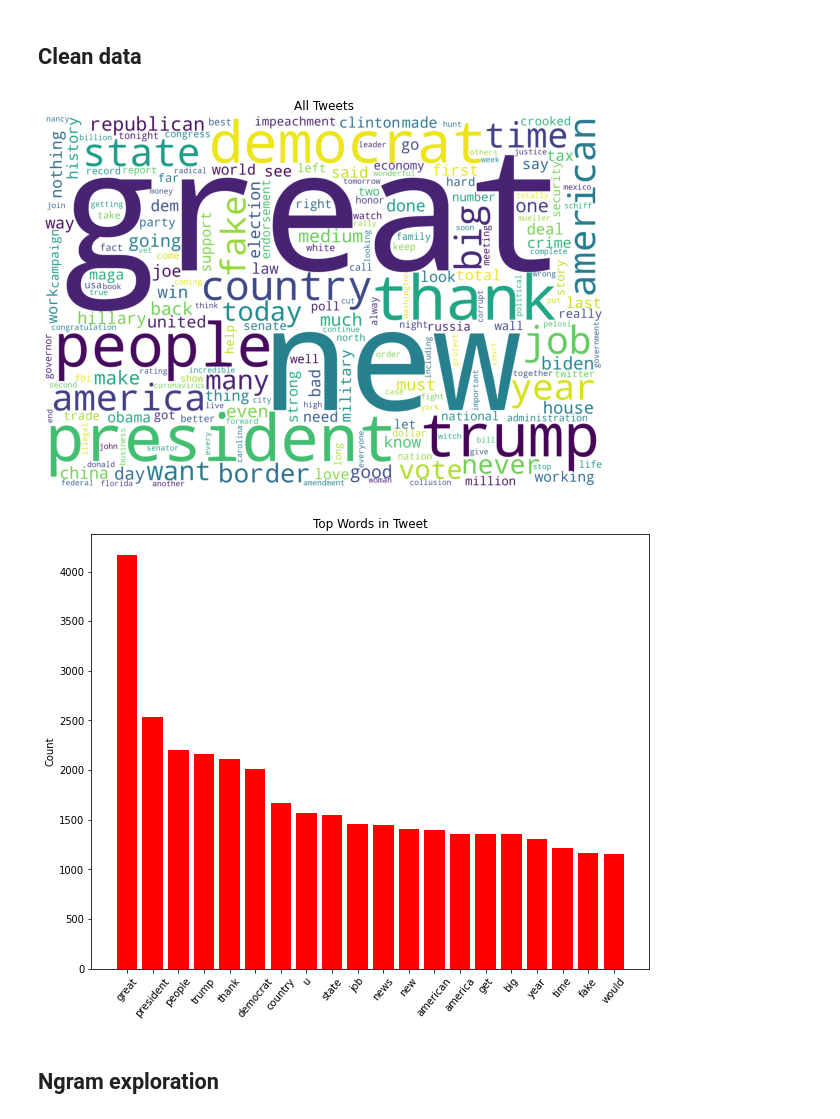
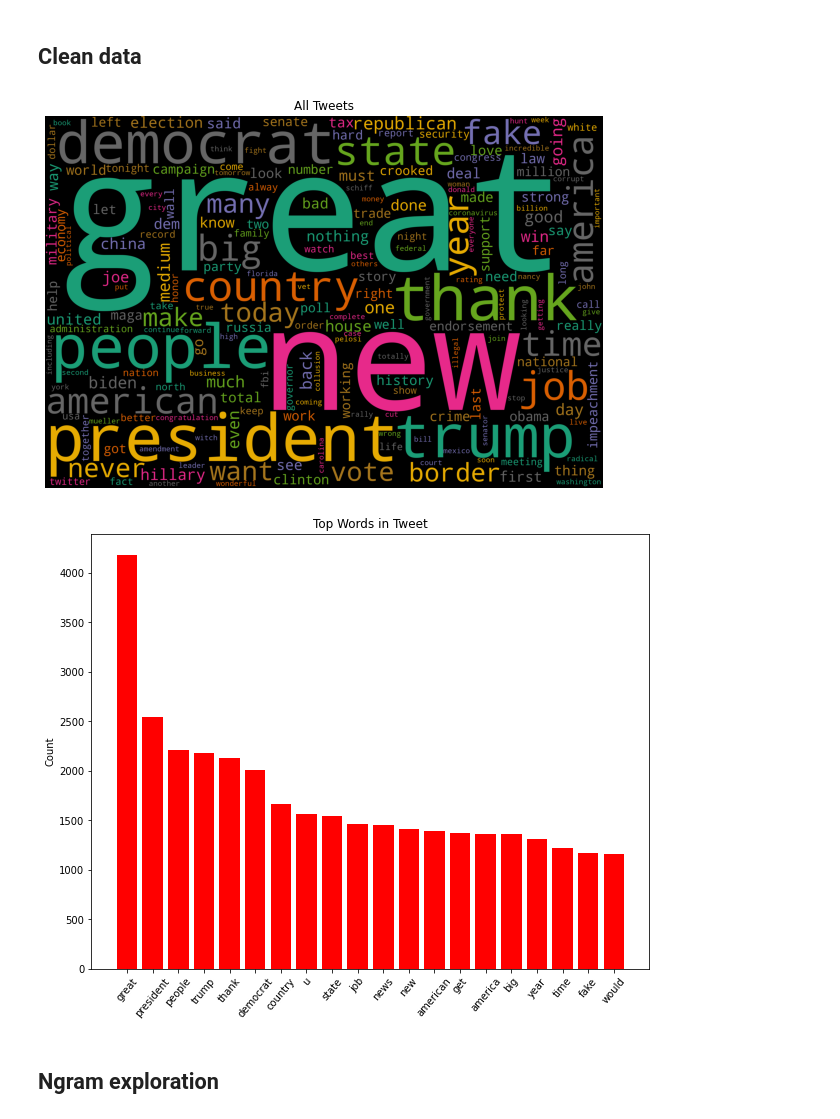
Before and after one commit to lit26/Trump_Tweet_Analysis, a Jupyter notebook: EDA_analysis.ipynb, the cells around one changed output. Saved outputs shown, nothing was run; the diff lists cells and outputs as text; code cells hidden in the pictures.

```diff
--- a/EDA_analysis.ipynb
+++ b/EDA_analysis.ipynb
@@ -27,0 +47,7 @@ df2.head()
+# %%
+plt.rcParams["figure.figsize"] = (16,8)
+df2.index = pd.to_datetime(df2['created_at'])
+df_freq = df2.groupby(by=[df2.index.year,df2.index.month]).count()['text']
+ax = df_freq.plot(kind='bar')
+ax = addValueLabel(ax)
+plt.show()
@@ -39,35 +67,35 @@ stopwords = nltk.corpus.stopwords.words('english')
 stopwords += ['amp','rt','u']
 wn = nltk.WordNetLemmatizer()
 
 def tweet_cleaner(text):
     # remove mention
     text = re.sub(r'@[A-Za-z0-9]+', '', text)
     # remove website
     text = re.sub(r'https?://[A-Za-z0-9./]+', '',text)
     # remove non-ASCII
     text = re.sub(r'[^\x00-\x7F]+',' ', text)
     text = "".join([word.lower() for word in text if word not in string.punctuation])
     tokens = re.split('\W+', text)
     text = [wn.lemmatize(word) for word in tokens if word not in stopwords]
     return ' '.join(text)
 
 def plot_cloud(wordcloud, title):
     plt.figure(figsize=(10, 8))
     plt.imshow(wordcloud)
     plt.title(title)
     plt.axis("off");
 
 df2['text_clean'] = df2['text'].apply(lambda x: tweet_cleaner(x))
 all_text = ' ' .join(list(df2['text_clean'].values))
 wordcloud = WordCloud(width = 3000,
                       height = 2000,
                       random_state=1,
-                      background_color='white',
+                      colormap="Dark2",
                       collocations=False).generate(all_text)
 
 plot_cloud(wordcloud,'All Tweets')
 # %% [output]
-[figure, old version]
+[figure, new version]
 # %%
 counter = Counter(all_text.split())
 text_dict = [sorted(counter.items(), key=lambda kv: kv[1], reverse=True)]
@@ -83,7 +111,7 @@ plt.title("Top Words in Tweet")
 plt.xticks(rotation=50)
 plt.show()
 # %% [output]
-[figure, old version]
+[figure, new version]
 # %% [markdown]
 ## Ngram exploration
 # %%
```
Also changed, not shown: parts of 7 cells of this notebook, 3 other files.
